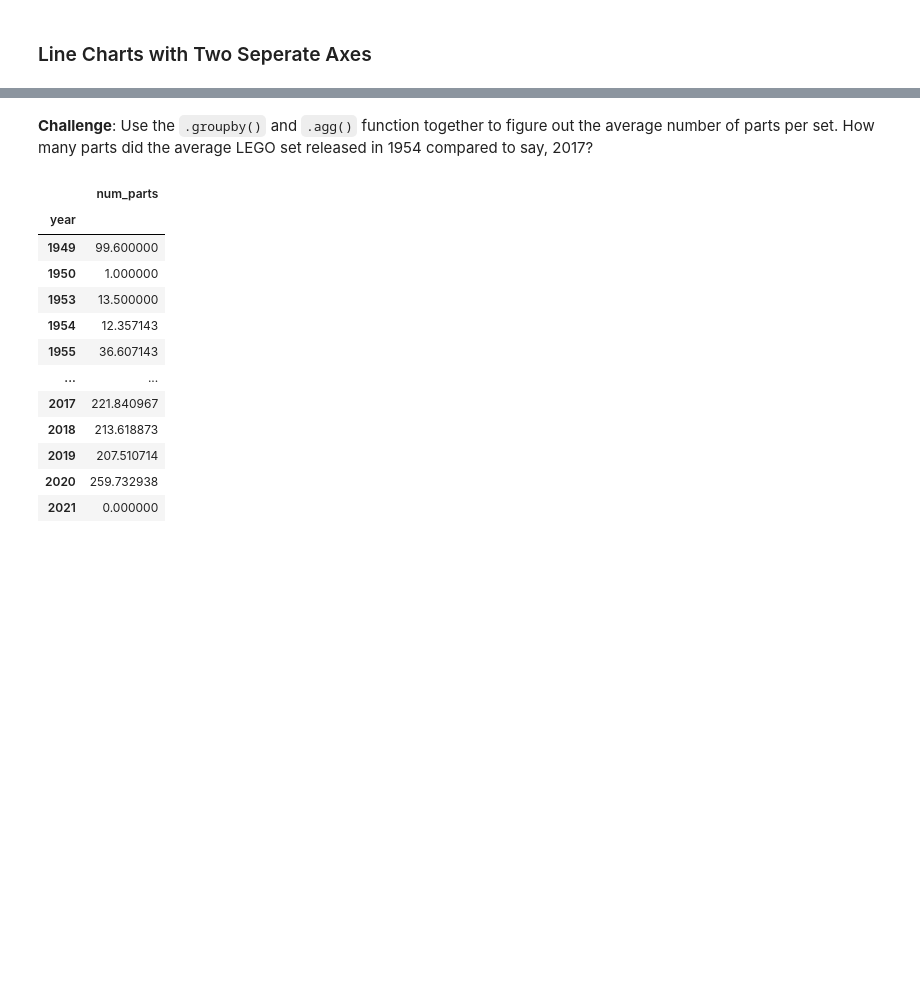
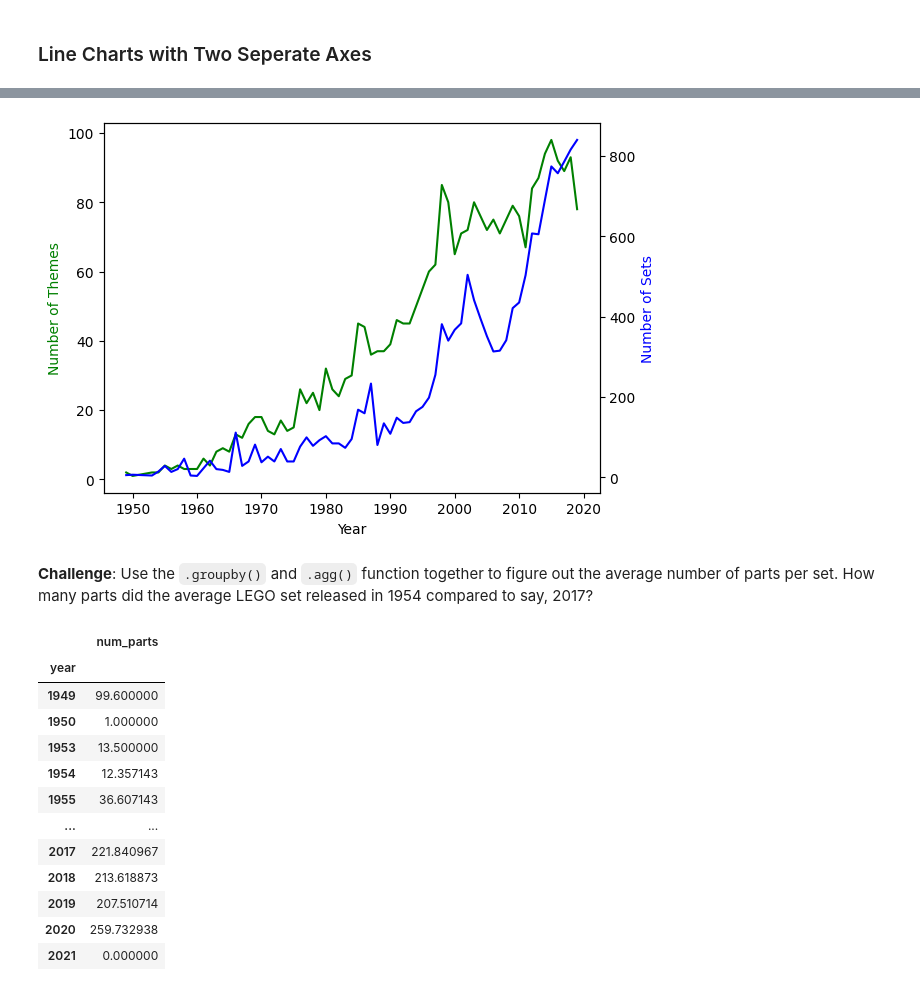
Before and after one commit to LegradiK/lego_history_and_data, a Jupyter notebook: Lego_Analysis_for_Course.ipynb, the cells around one changed output, grey strips where cells are left out. Saved outputs shown, nothing was run; the diff lists cells and outputs as text; code cells hidden in the pictures; blank space fills up the shorter version.

```diff
--- a/Lego_Analysis_for_Course.ipynb
+++ b/Lego_Analysis_for_Course.ipynb
@@ -194,3 +235,15 @@ plt.show()
+# %%
+ax1 = plt.gca()
+ax2 = ax1.twinx()
+
+ax1.plot(num_different_themes_per_year.index[:-2], theme_by_year.nr_themes[:-2], color='green')
+ax2.plot(sets_by_year.index[:-2], sets_by_year.set_num[:-2], color='blue')
+ax1.set_xlabel('Year')
+ax1.set_ylabel('Number of Themes', color='green')
+ax2.set_ylabel('Number of Sets', color='blue')
+plt.show()
+# %% [output]
+[figure, added]
 # %% [markdown]
 **Challenge**: Use the <code>.groupby()</code> and <code>.agg()</code> function together to figure out the average number of parts per set. How many parts did the average LEGO set released in 1954 compared to say, 2017?
 # %%
```
Also changed, not shown: parts of 10 cells of this notebook.
